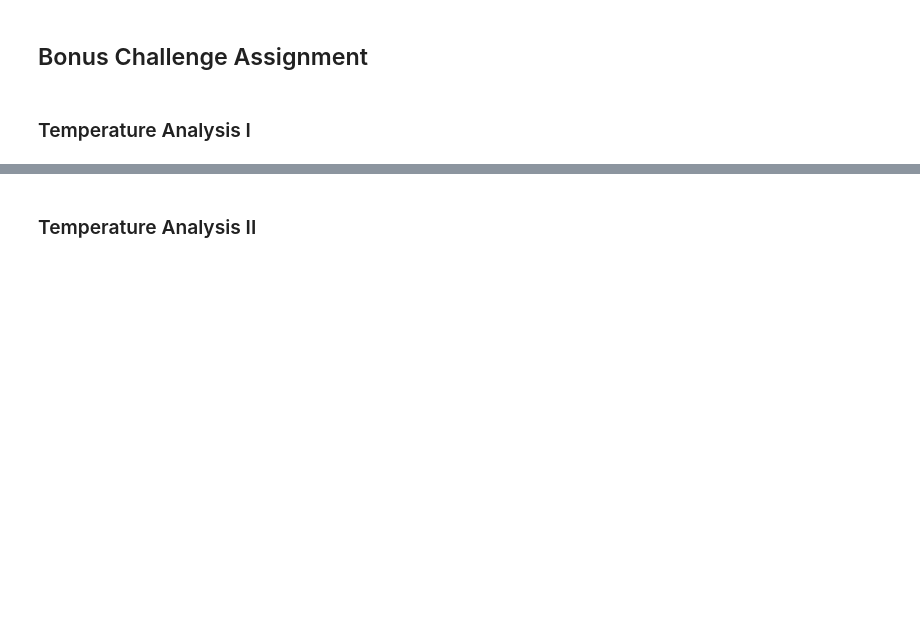
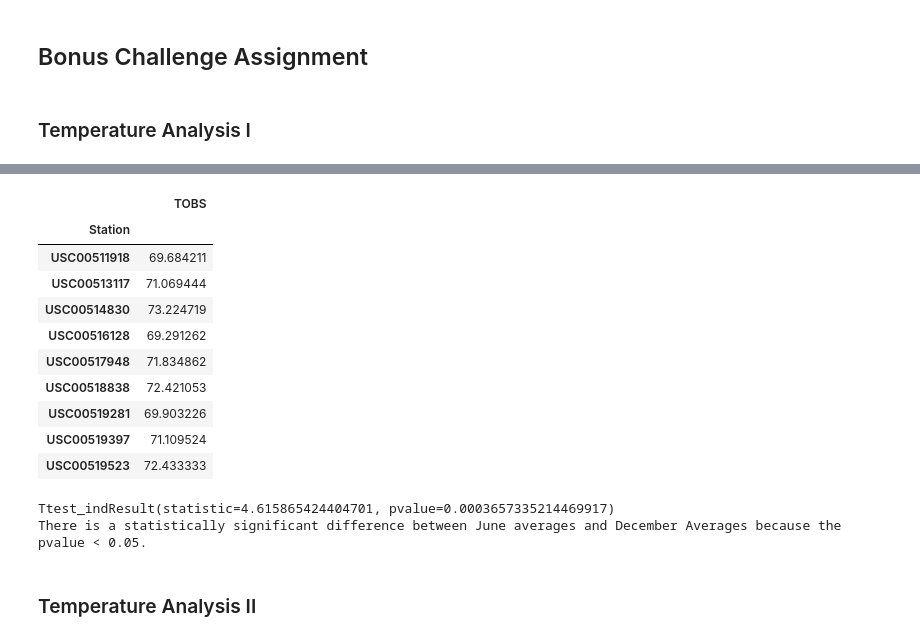
Before and after one commit to cveras33/climate-analysis-exploration, a Jupyter notebook: climate_starter.ipynb, the cells around one changed output, grey strips where cells are left out. Drawn from its saved outputs; the diff is of its cells as text; code cells hidden in the pictures; blank space fills up the shorter version.

```diff
--- a/climate_starter.ipynb
+++ b/climate_starter.ipynb
@@ -208,0 +243,6 @@ plt.show()
+# %%
+december_data = session.query(Measurement.station, Measurement.tobs).\
+    filter(extract('month', Measurement.date) == 12).all()
+
+december_data_df = pd.DataFrame(december_data, columns = ['Station', 'TOBS'])
+december_data_df.head()
@@ -209,13 +256,30 @@ plt.show()
+# %%
+# Find the average for all stations in December
+december_average = december_data_df.groupby(['Station']).mean()
+december_average
+# %% [output]
+|  | TOBS |
+| Station |  |
+| USC00511918 | 69.684211 |
+| USC00513117 | 71.069444 |
+| USC00514830 | 73.224719 |
+| USC00516128 | 69.291262 |
+| USC00517948 | 71.834862 |
+| USC00518838 | 72.421053 |
+| USC00519281 | 69.903226 |
+| USC00519397 | 71.109524 |
+| USC00519523 | 72.433333 |
 # %%
-# Query all dates and tobs for June and December for all stations
-
-# Find the average for all stations in June
-
-# Find the average for all stations in December
-
 # Use a t-test to determine if there is a difference in the means (will you use a paired or un-paired t-test?)
+# Want to use an UNPAIRED t-test because the two groups are NOT dependent on one another
+print(stats.ttest_ind(june_average['TOBS'], december_average['TOBS'], equal_var=False))
 
 # Is the difference statistically significant?
+print("There is a statistically significant difference between June averages and December Averages because the \
+pvalue < 0.05.")
+# %% [output]
+Ttest_indResult(statistic=4.615865424404701, pvalue=0.0003657335214469917)
+There is a statistically significant difference between June averages and December Averages because the pvalue < 0.05.
 # %% [markdown]
 <h3> Temperature Analysis II
 # %%
```
Also changed, not shown: parts of 10 cells of this notebook, 4 other files.
